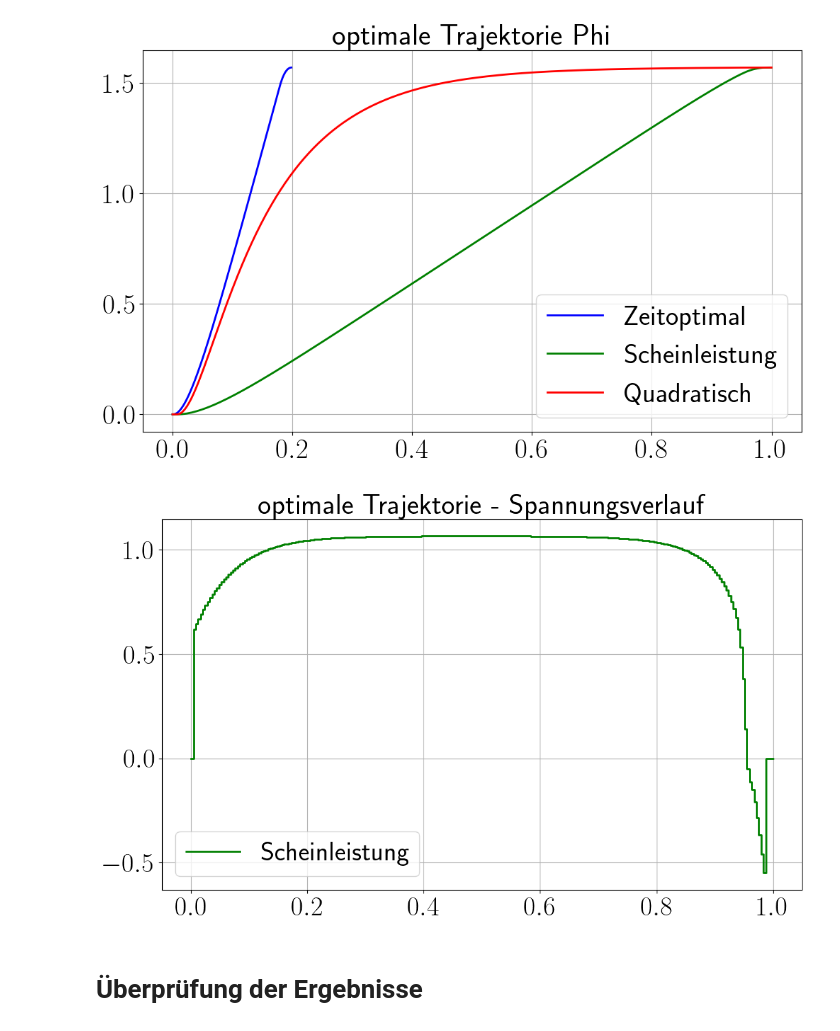
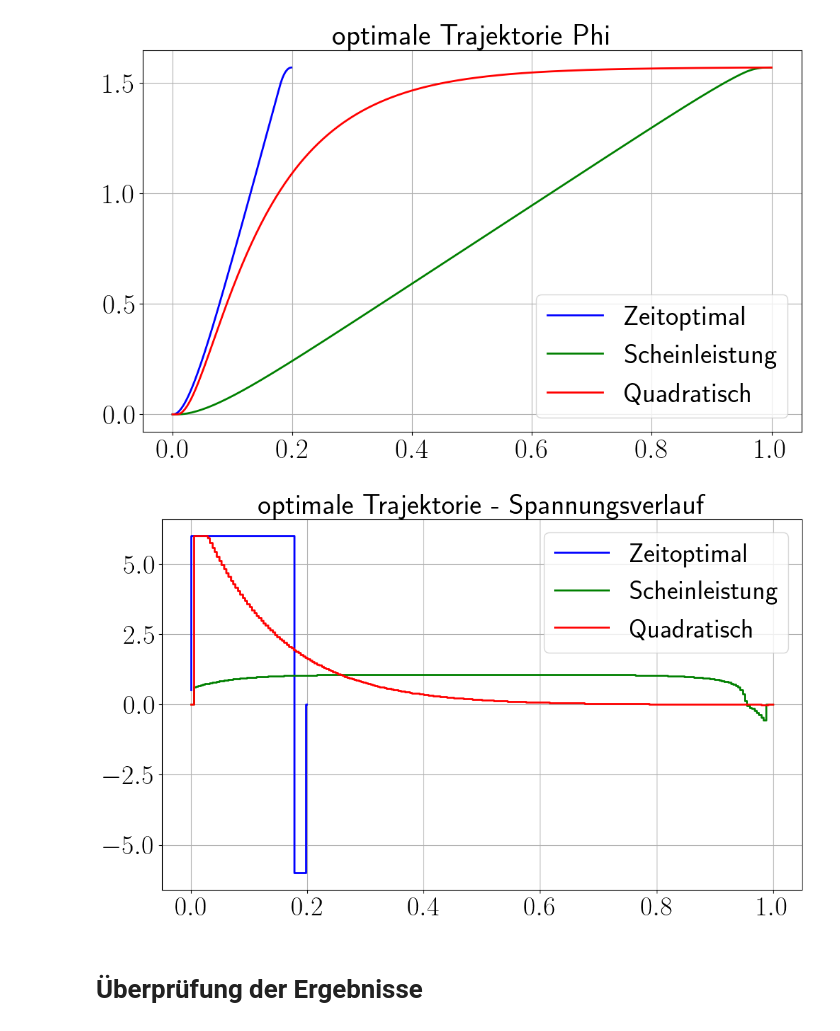
Before and after one commit to StefanKauf/OClab, a Jupyter notebook: 1_einfaches_Modell.ipynb, the cells around one changed output. Drawn from its saved outputs; the diff is of its cells as text; code cells hidden in the pictures.

```diff
--- a/1_einfaches_Modell.ipynb
+++ b/1_einfaches_Modell.ipynb
@@ -361,18 +361,18 @@ plt.show()
 # %%
 plt.figure(figsize=(12,7))
 
-#plt.step(t1,U1, 'b', linewidth ='2', label = 'Zeitoptimal')
+plt.step(t1,U1, 'b', linewidth ='2', label = 'Zeitoptimal')
 plt.step(t,U2, 'g', linewidth ='2', label = 'Scheinleistung')
-#plt.step(t,U3, 'r', linewidth ='2', label = 'Quadratisch')
+plt.step(t,U3, 'r', linewidth ='2', label = 'Quadratisch')
 
 
 plt.grid()
 plt.legend(loc = 'best')
 plt.title('optimale Trajektorie - Spannungsverlauf ')
 
 plt.show()
 # %% [output]
-[figure, old version]
+[figure, new version]
 # %% [markdown]
 # Überprüfung der Ergebnisse
 # %% [markdown]
```
Also changed, not shown: parts of 5 cells of this notebook, 1 other file.
